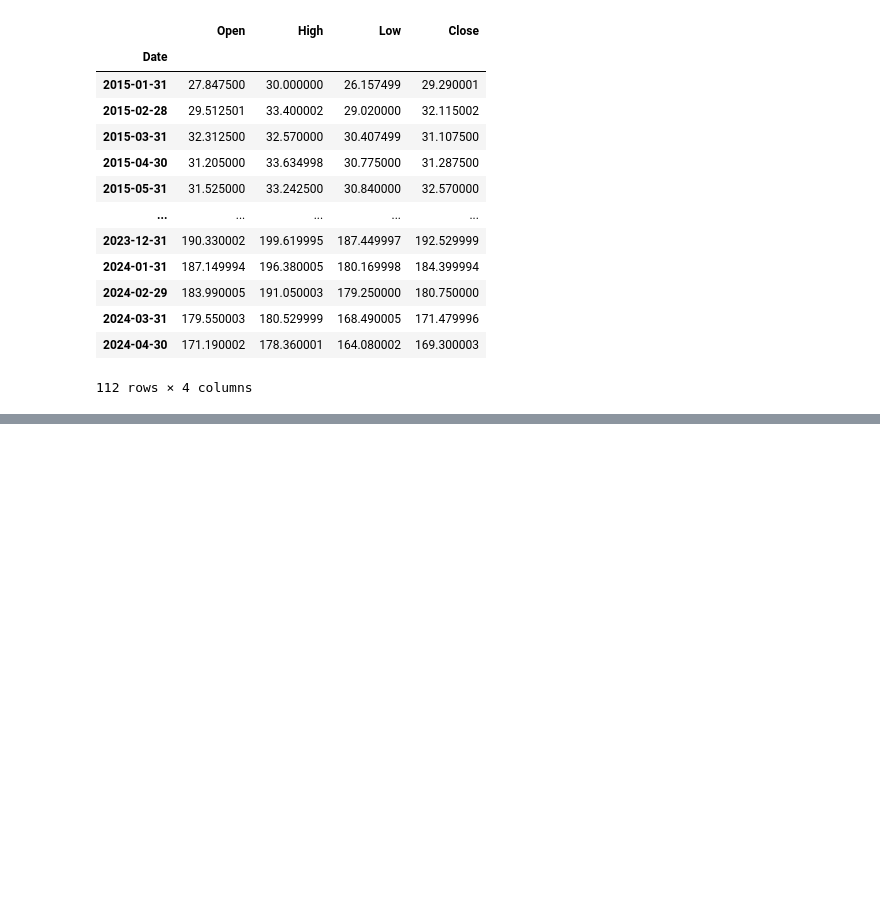
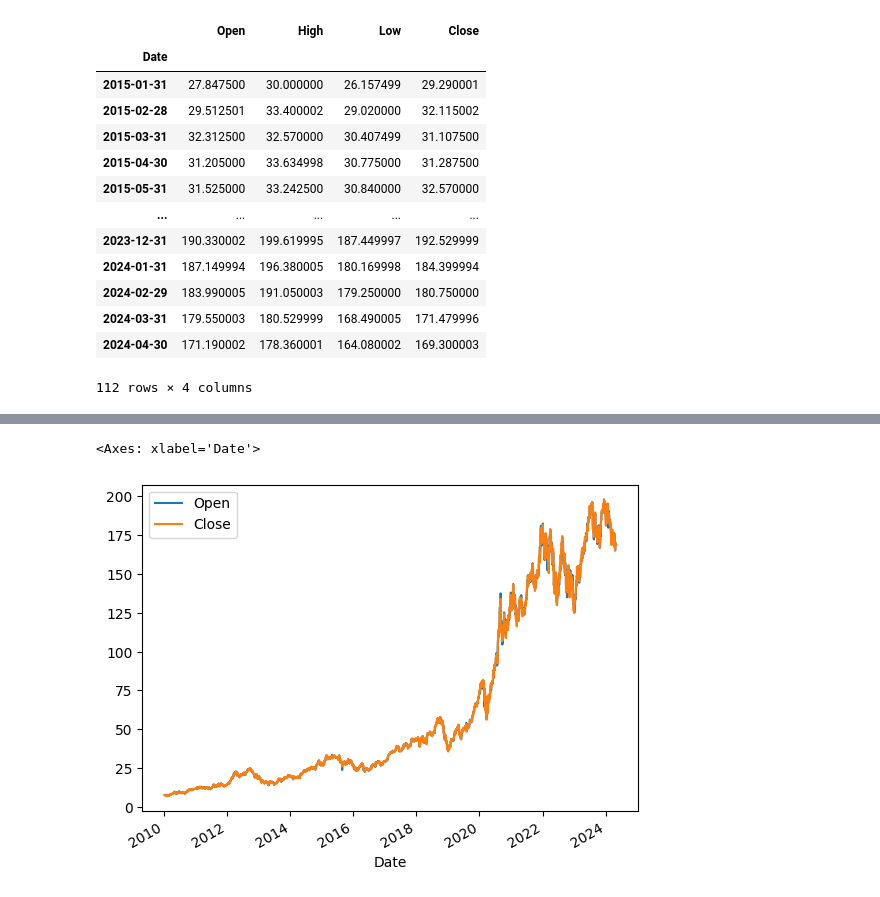
Before and after one commit to TAgKyaw/data_analysis_projects, a Jupyter notebook: financial_data_analysis/applied_financial_analysis.ipynb, the cells around one changed output, grey strips where cells are left out. Drawn from its saved outputs; the diff is of its cells as text; code cells hidden in the pictures; blank space fills up the shorter version.

```diff
--- a/financial_data_analysis/applied_financial_analysis.ipynb
+++ b/financial_data_analysis/applied_financial_analysis.ipynb
@@ -478,0 +491,5 @@ data['2015-01-01':].resample('ME').agg({
+# %%
+data[['Open','Close']].plot()
+# %% [output]
+<Axes: xlabel='Date'>
+[figure, added]
```
Also changed, not shown: parts of 7 cells of this notebook.
